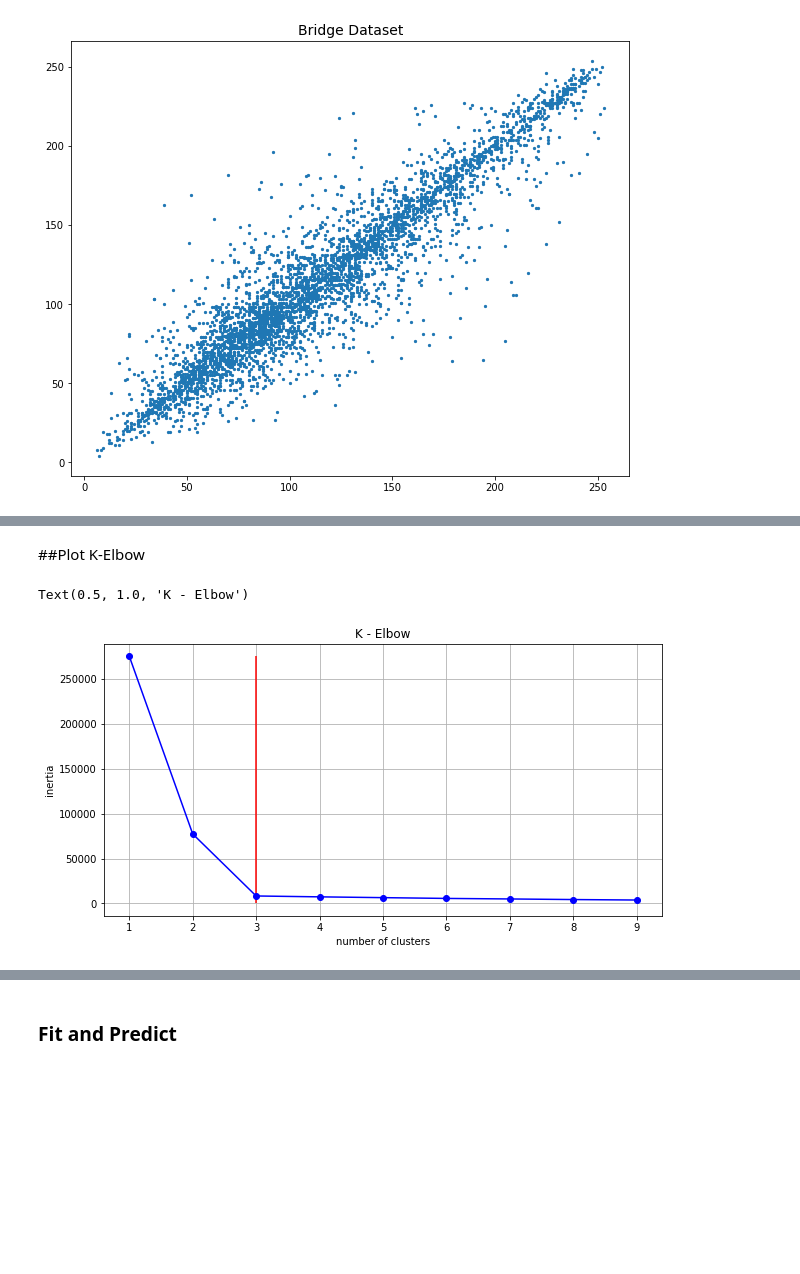
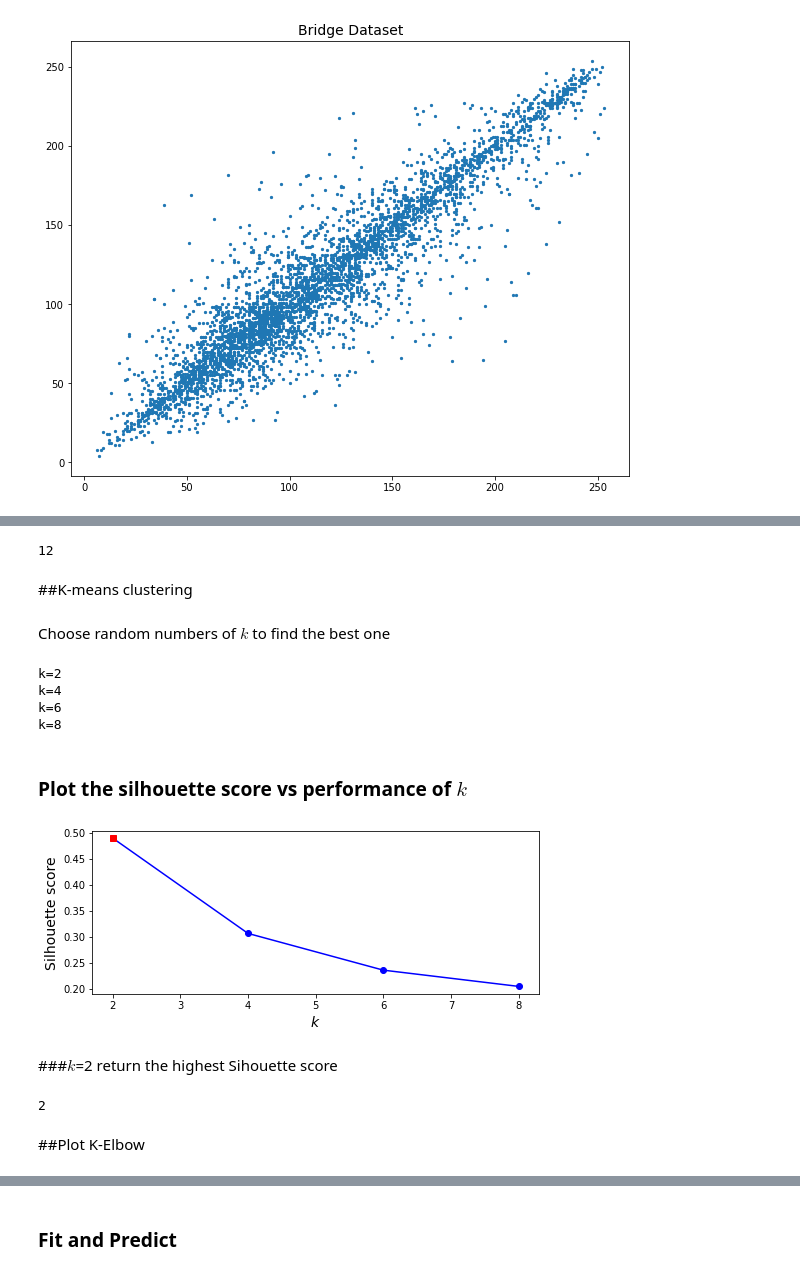
Before and after one commit to seansothey/DataScience-MachineLearning-Research, a Jupyter notebook: Project6_Unsupervised_Learning.ipynb, the cells around one changed output, grey strips where cells are left out. Drawn from its saved outputs; the diff is of its cells as text; code cells hidden in the pictures; blank space fills up the shorter version.

```diff
--- a/Project6_Unsupervised_Learning.ipynb
+++ b/Project6_Unsupervised_Learning.ipynb
@@ -169,2 +322,46 @@ Therefore, the number of clusters should be 3.
+# %%
+pca = PCA(0.99)
+X_bridge_pca = pca.fit_transform(bridge_np)
+pca.n_components_
+# %% [output]
+12
+# %% [markdown]
+##K-means clustering
+# %% [markdown]
+Choose random numbers of $k$ to find the best one
+# %%
+k_range = range(2,10,2)
+kmeans_per_k = []
+for k in k_range:
+    print("k={}".format(k))
+    kmeans = KMeans(n_clusters=k, random_state=42).fit(X_bridge_pca)
+    kmeans_per_k.append(kmeans)
+# %% [output]
+k=2
+k=4
+k=6
+k=8
+# %% [markdown]
+### Plot the silhouette score vs performance of $k$
+# %%
+silhouette_scores = [silhouette_score(X_bridge_pca, model.labels_) for model in kmeans_per_k]
+best_index = np.argmax(silhouette_scores)
+best_k = k_range[best_index]
+best_score = silhouette_scores[best_index]
+
+plt.figure(figsize=(8, 3))
+plt.plot(k_range, silhouette_scores, "bo-")
+plt.xlabel("$k$", fontsize=14)
+plt.ylabel("Silhouette score", fontsize=14)
+plt.plot(best_k, best_score, "rs")
+plt.show()
+# %% [output]
+[figure, added]
+# %% [markdown]
+###$k$=2 return the highest Sihouette score
+# %%
+best_k
+# %% [output]
+2
 # %% [markdown]
 ##Plot K-Elbow
@@ -174,11 +367,0 @@ inertias = [model.inertia_ for model in kmeans]
-# %%
-ax=plt.figure(figsize=(10,5))
-plt.plot(range(1,10),inertias,"bo-")
-plt.xlabel("number of clusters")
-plt.ylabel("inertia")
-plt.grid(True)
-plt.vlines(3,0,np.max(inertias),color='red')
-plt.title("K - Elbow")
-# %% [output]
-Text(0.5, 1.0, 'K - Elbow')
-[figure, removed]
```
Also changed, not shown: parts of 390 cells of this notebook.
